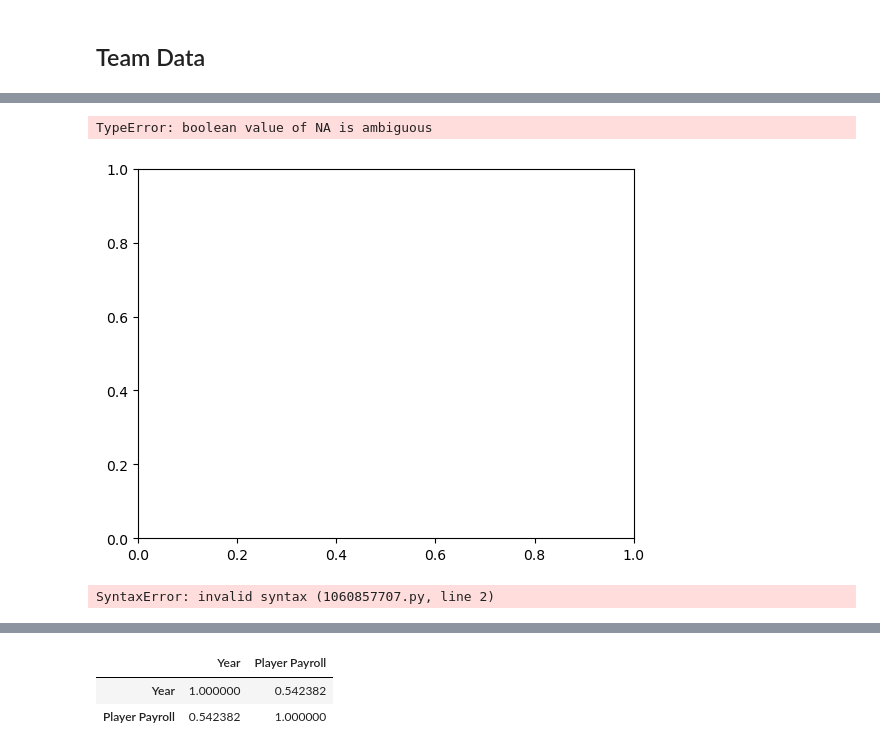
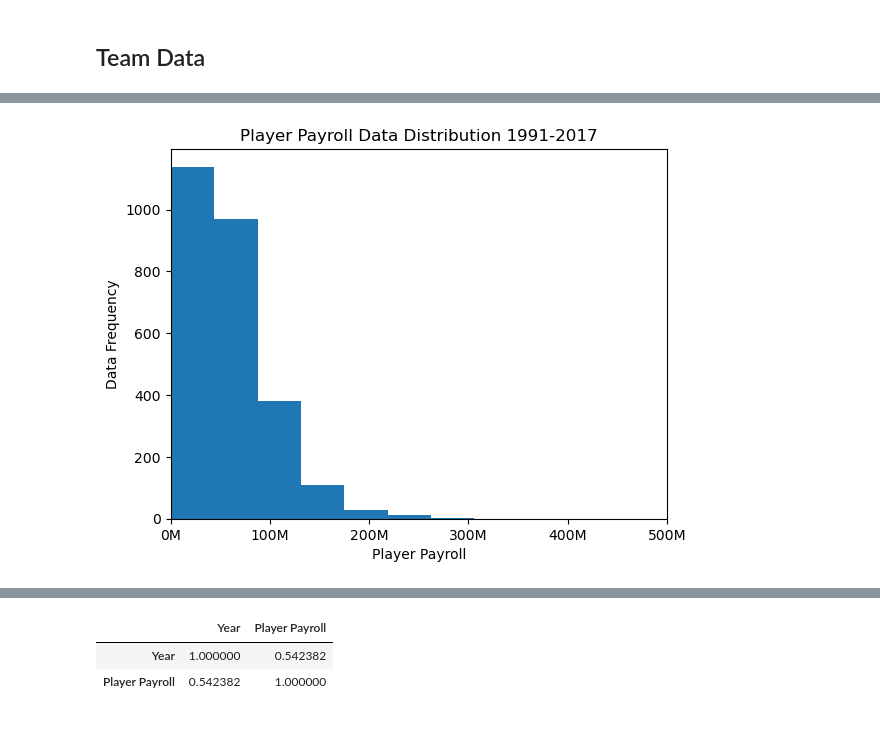
Before and after one commit to JP-Butler/Pro_Sports_Salary_Analysis, a Jupyter notebook: notebooks/eda.ipynb, the cells around one changed output, grey strips where cells are left out. Saved outputs shown, nothing was run; the diff lists cells and outputs as text; code cells hidden in the pictures.

Commit message:
"adding completed EDA on team data"

```diff
--- a/notebooks/eda.ipynb
+++ b/notebooks/eda.ipynb
@@ -267,7 +267,7 @@ We can see the large spike in Max salary in the NBA in the late 90's, this was c
 # %%
 # Read in Team Data
 team_file = '../data/processed/teams_long.csv'
-data = pd.read_csv(team_file, dtype= {'Year':'Int64', 'Player Payroll':'Int64'})
+data = pd.read_csv(team_file, dtype= {'Year':'Int64', 'Player Payroll':'float'})
 
 team_data_df = pd.DataFrame(data)
 team_data_df
@@ -318,17 +347,13 @@ team_data_df.describe()
 # %%
+# Set X-axis tick format
+plt.gca().xaxis.set_major_formatter(FuncFormatter(format_ticks))
+
 # Histogram to visualize data distribution
-plt.hist(team_data_df['Player Payroll'], bins=20)
+plt.hist(team_data_df['Player Payroll'], bins=50)
 plt.xlabel('Player Payroll')
 plt.ylabel('Data Frequency')
 plt.title('Player Payroll Data Distribution 1991-2017')
+plt.xlim(0,500000000)
 plt.show()
 # %% [output]
-TypeError: boolean value of NA is ambiguous
-[figure, old version]
+[figure, new version]
-# %%
-# Need to convert <NA> null values to NaN to be handleable by matplotlib
-team_data_df = team_data_df.replace(to_replace=<NA>, np.nan)
-
-team_data_df
-# %% [output]
-SyntaxError: invalid syntax (1060857707.py, line 2)
```
Also changed, not shown: parts of 12 cells of this notebook.
